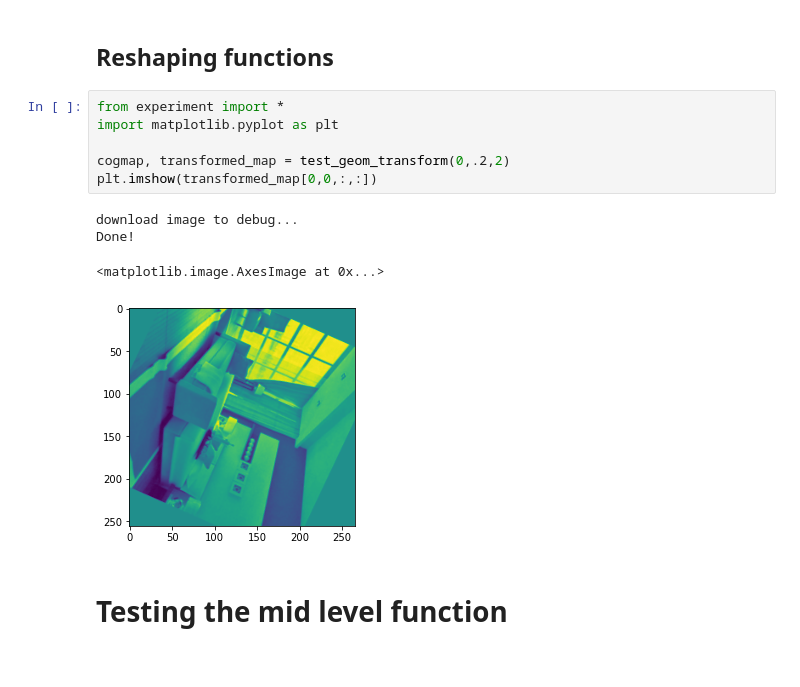
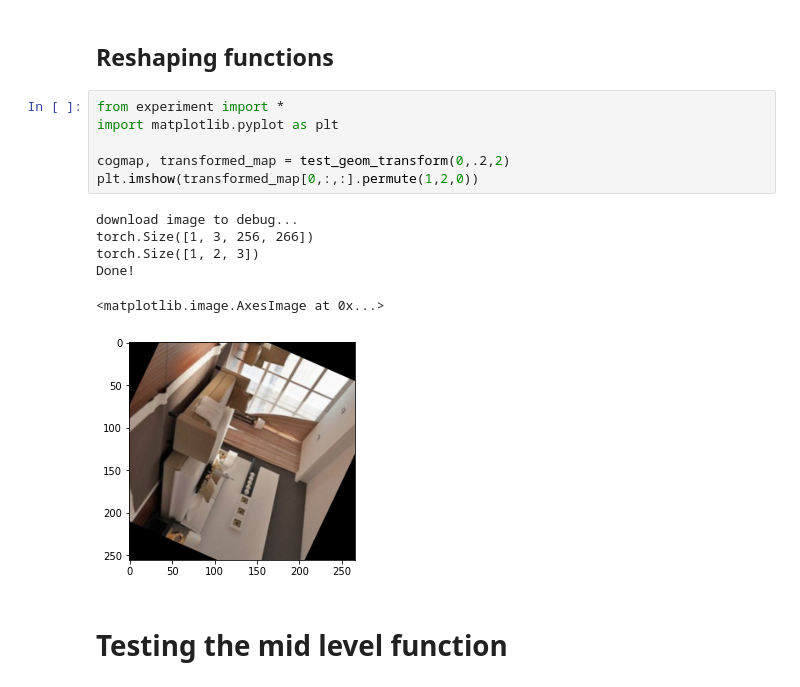
Before and after one commit to umerhasan17/deep-robust-dronenav, a Jupyter notebook: run_experiments.ipynb, the cells around one changed output. Cells and saved outputs as stored; diff of their text form.

Commit message:
remove green color image after geom_transform

```diff
--- a/run_experiments.ipynb
+++ b/run_experiments.ipynb
@@ -83,14 +83,16 @@ plt.show()
 # %%
 from experiment import *
 import matplotlib.pyplot as plt
 
 cogmap, transformed_map = test_geom_transform(0,.2,2)
-plt.imshow(transformed_map[0,0,:,:])
+plt.imshow(transformed_map[0,:,:].permute(1,2,0))
 # %% [output]
 download image to debug...
+torch.Size([1, 3, 256, 266])
+torch.Size([1, 2, 3])
 Done!
 <matplotlib.image.AxesImage at 0x...>
-[figure, old version]
+[figure, new version]
 # %% [markdown]
 # Testing the mid level function
 # %%
```
